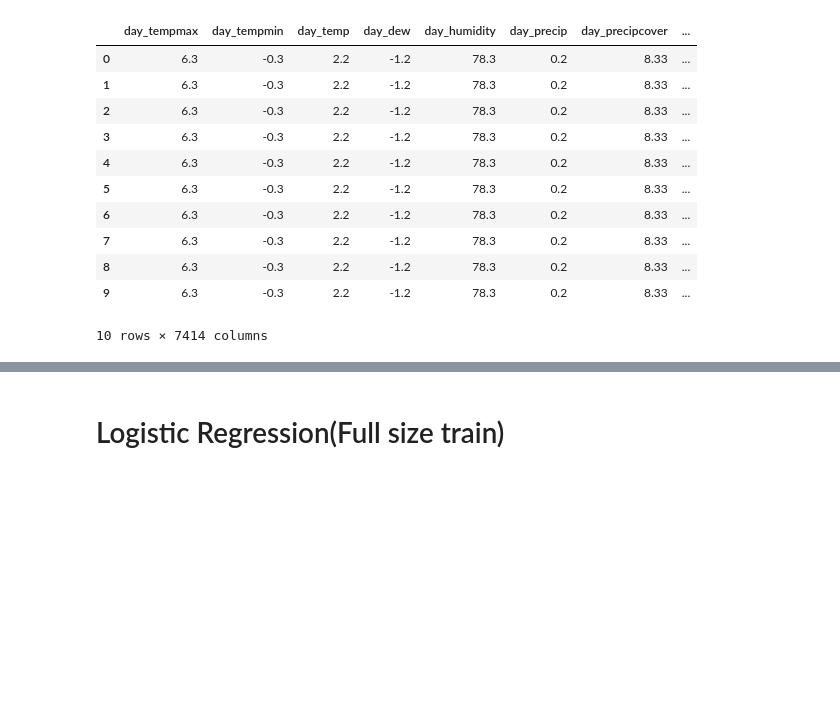
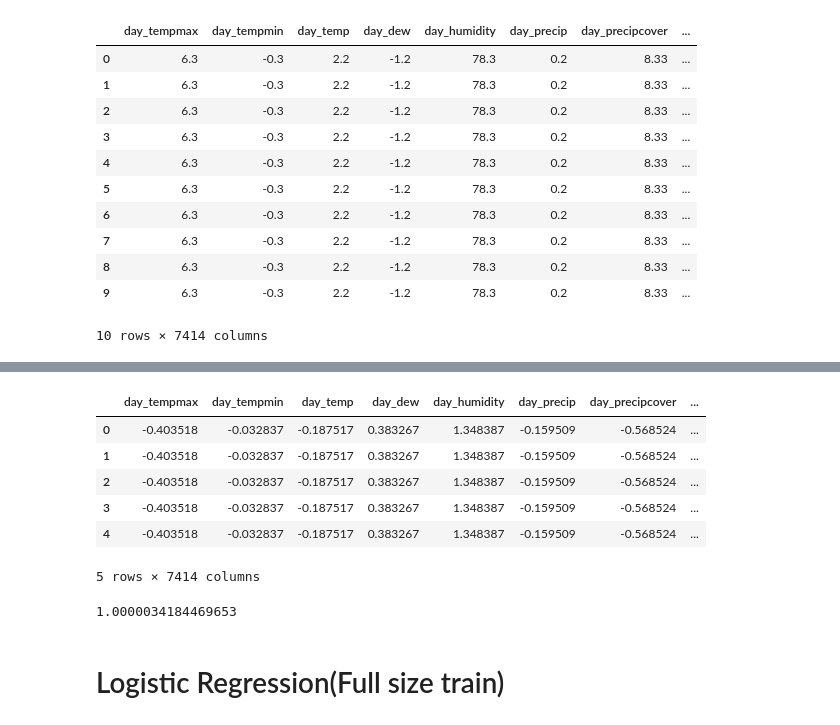
Before and after one commit to 1wannabebetter1/KMA_Alarm_ML_team_3, a Jupyter notebook: trainingModel.ipynb, the cells around one changed output, grey strips where cells are left out. Saved outputs shown, nothing was run; the diff lists cells and outputs as text; code cells hidden in the pictures; blank space fills up the shorter version.

```diff
--- a/trainingModel.ipynb
+++ b/trainingModel.ipynb
@@ -292,3 +324,17 @@ x_test_df['hour_datetimeEpoch'].min()
+# %%
+x_test_scaled.head(5)
+# %% [output]
+|  | day_tempmax | day_tempmin | day_temp | day_dew | day_humidity | day_precip | day_precipcover | ... |
+| 0 | -0.403518 | -0.032837 | -0.187517 | 0.383267 | 1.348387 | -0.159509 | -0.568524 | ... |
+| 1 | -0.403518 | -0.032837 | -0.187517 | 0.383267 | 1.348387 | -0.159509 | -0.568524 | ... |
+| 2 | -0.403518 | -0.032837 | -0.187517 | 0.383267 | 1.348387 | -0.159509 | -0.568524 | ... |
+| 3 | -0.403518 | -0.032837 | -0.187517 | 0.383267 | 1.348387 | -0.159509 | -0.568524 | ... |
+| 4 | -0.403518 | -0.032837 | -0.187517 | 0.383267 | 1.348387 | -0.159509 | -0.568524 | ... |
+5 rows × 7414 columns
+# %%
+x_train_scaled['day_temp'].std()
+# %% [output]
+1.0000034184469653
 # %% [markdown]
 # Logistic Regression(Full size train)
 # %%
```
Also changed, not shown: parts of 32 cells of this notebook.
